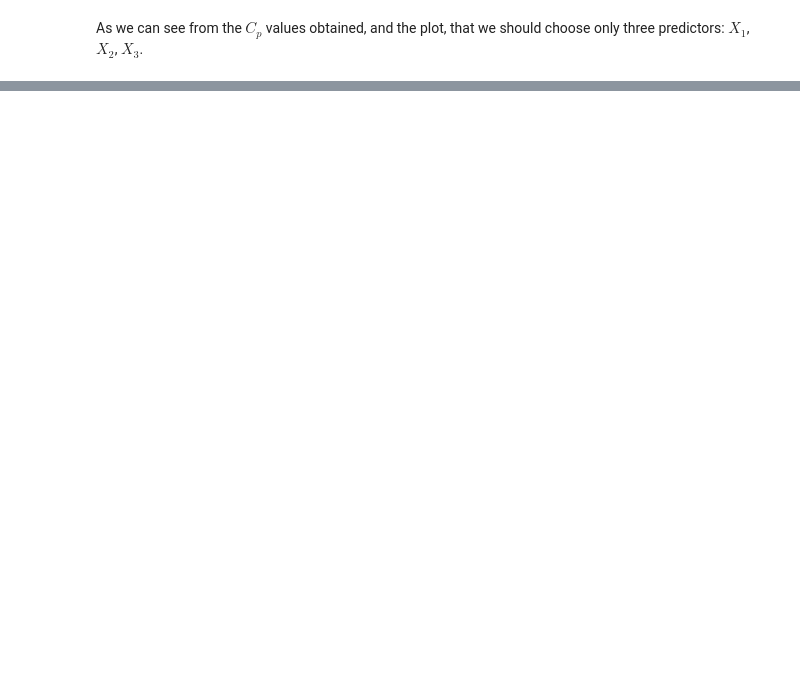
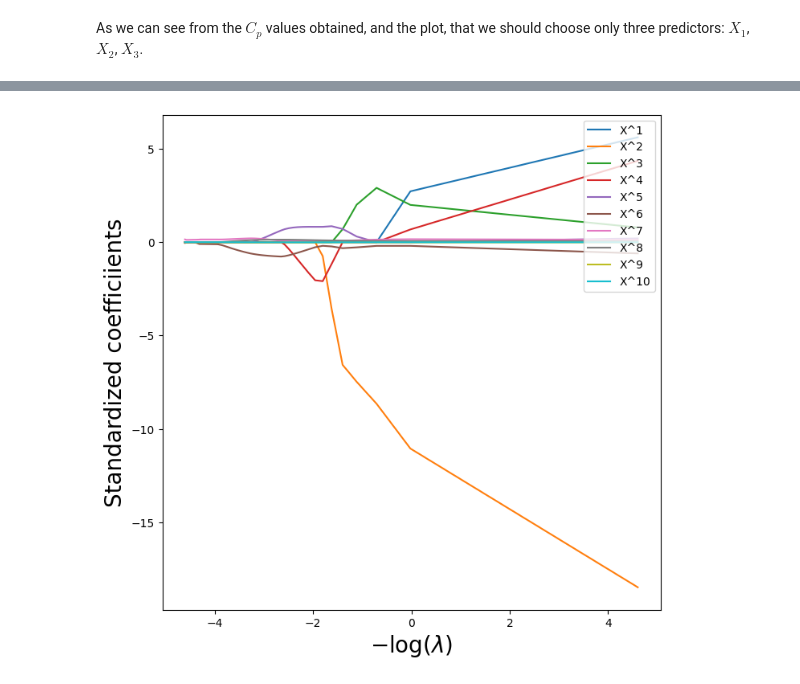
Before and after one commit to deusdevok/ISLP_Python, a Jupyter notebook: Chapter 6/Exercise8.ipynb, the cells around one changed output, grey strips where cells are left out. Saved outputs shown, nothing was run; the diff lists cells and outputs as text; code cells hidden in the pictures; blank space fills up the shorter version.

```diff
--- a/Chapter 6/Exercise8.ipynb
+++ b/Chapter 6/Exercise8.ipynb
@@ -156,0 +217,18 @@ plt.grid()
+# %%
+alphas = np.linspace(0.01, 100, 100)
+lambdas , soln_array = Lasso.path(X,
+    y,
+    l1_ratio=1,
+    n_alphas=100,
+    alphas=alphas)[:2]
+soln_path = pd.DataFrame(soln_array.T,
+    columns=columns,
+    index=-np.log(lambdas))
+
+path_fig, ax = plt.subplots(figsize=(8,8))
+soln_path.plot(ax=ax, legend=False)
+ax.legend(loc='upper right')
+ax.set_xlabel('$-\log(\lambda)$', fontsize=20)
+ax.set_ylabel('Standardized coefficiients', fontsize=20);
+# %% [output]
+[figure, added]
```
Also changed, not shown: parts of 14 cells of this notebook.
